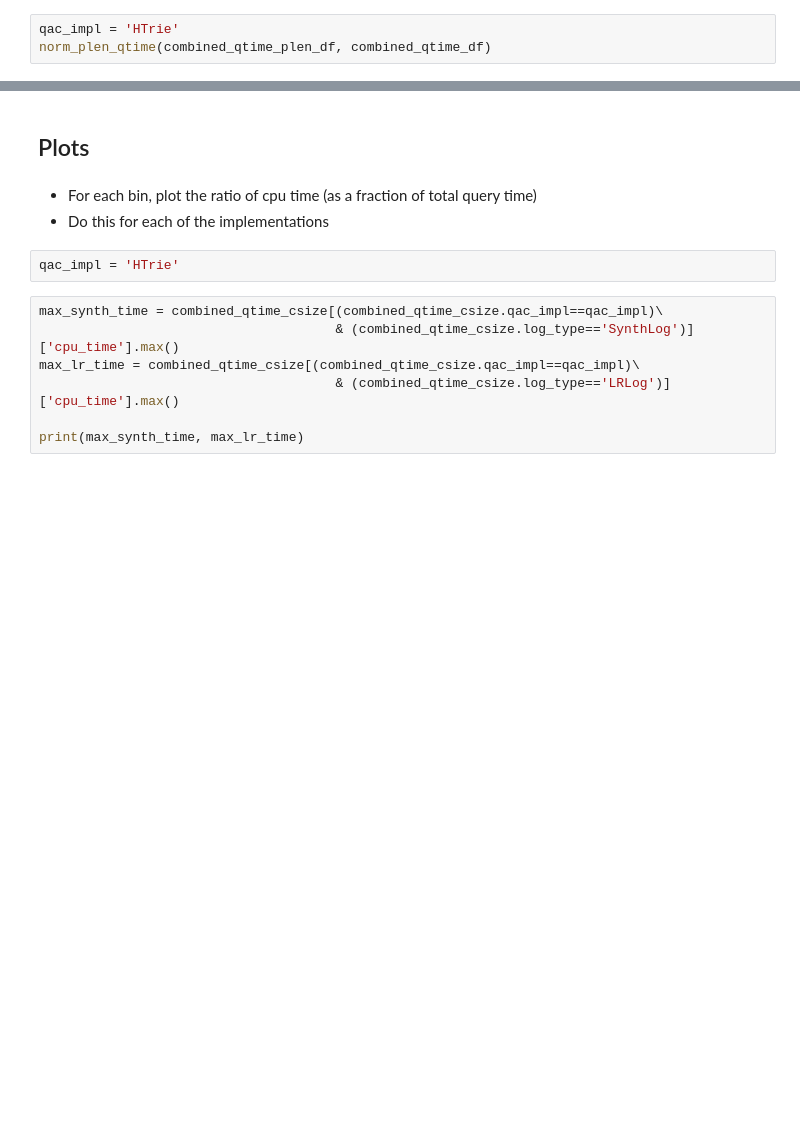
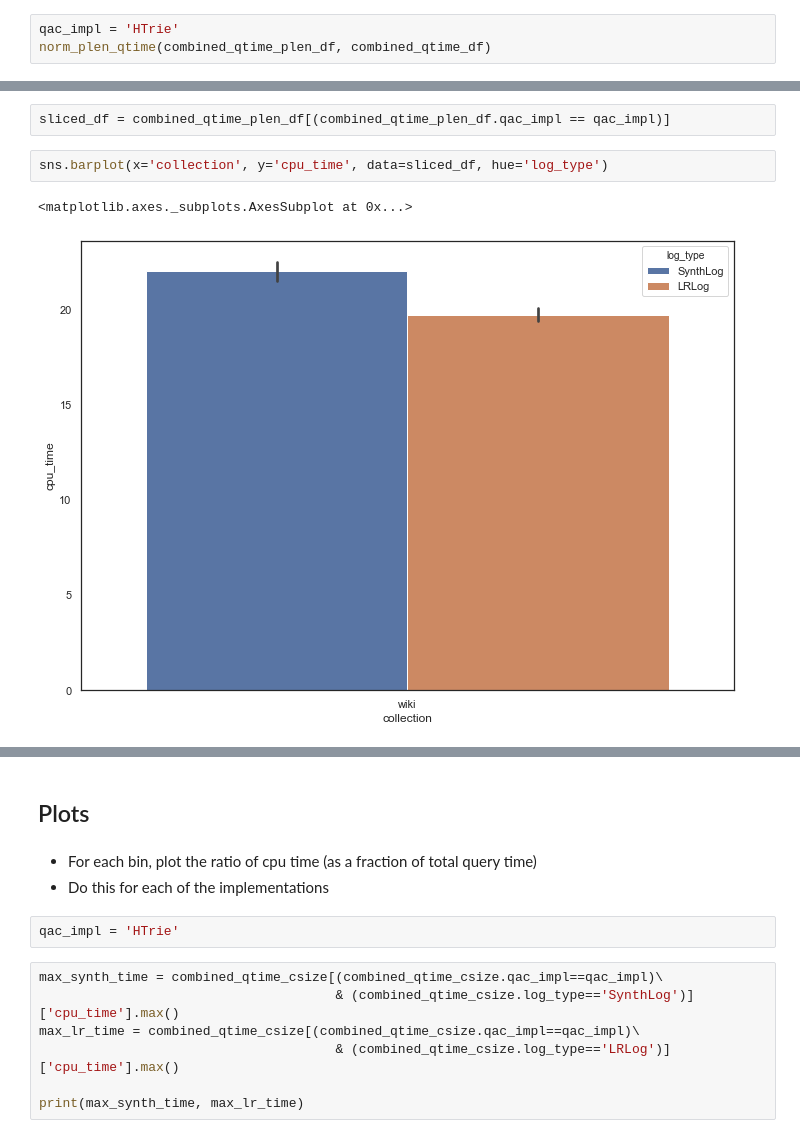
Before and after one commit to unnikrishnanta/qac-eval, a Jupyter notebook: Python/Notebooks/QueryTimes.ipynb, the cells around one changed output, grey strips where cells are left out. Saved outputs shown, nothing was run; the diff lists cells and outputs as text; blank space fills up the shorter version.

```diff
--- a/Python/Notebooks/QueryTimes.ipynb
+++ b/Python/Notebooks/QueryTimes.ipynb
@@ -314 +345,8 @@ combined_qtime_plen_df.head()
+# %%
+sliced_df = combined_qtime_plen_df[(combined_qtime_plen_df.qac_impl == qac_impl)]
+# %%
+sns.barplot(x='collection', y='cpu_time', data=sliced_df, hue='log_type')
+# %% [output]
+<matplotlib.axes._subplots.AxesSubplot at 0x...>
+[figure, added]
 # %%
```
Also changed, not shown: parts of 12 cells of this notebook, 6 other files.
